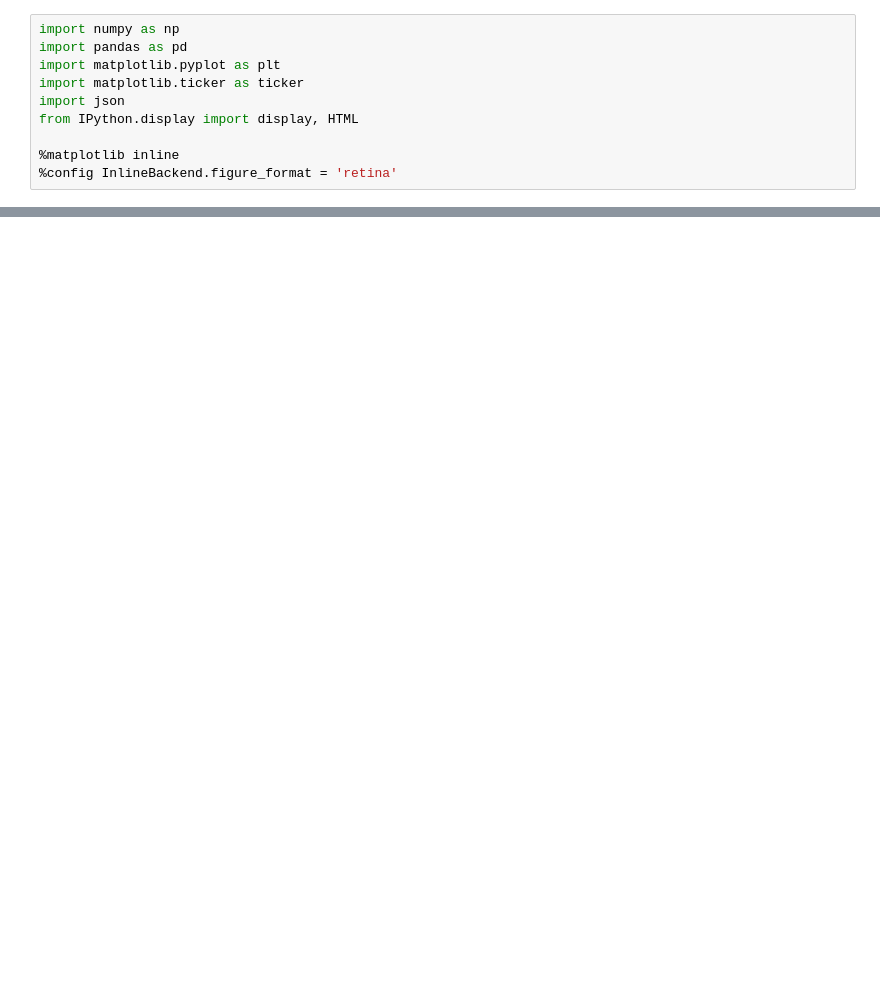
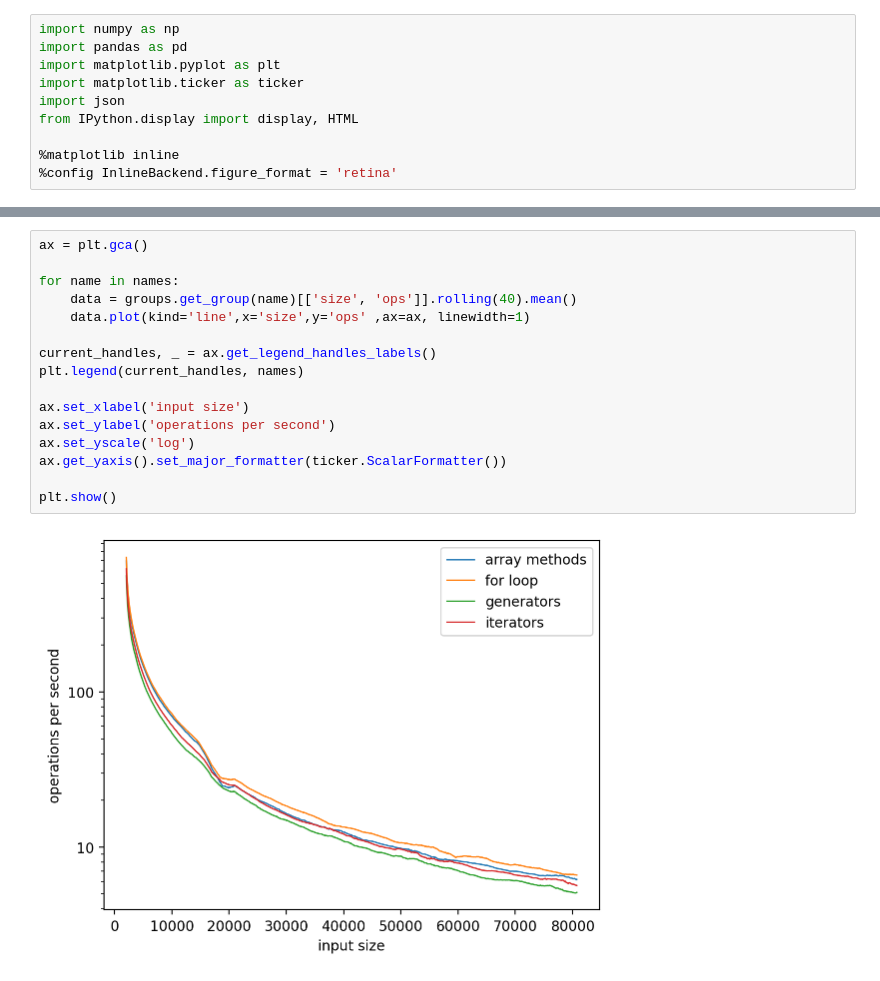
Before and after one commit to Lurk/generators_js, a Jupyter notebook: analyze.ipynb, the cells around one changed output, grey strips where cells are left out. Cells and saved outputs as stored; diff of their text form; blank space fills up the shorter version.

```diff
--- a/analyze.ipynb
+++ b/analyze.ipynb
@@ -53,0 +50,18 @@ plt.show()
+# %%
+ax = plt.gca()
+
+for name in names:
+    data = groups.get_group(name)[['size', 'ops']].rolling(40).mean()
+    data.plot(kind='line',x='size',y='ops' ,ax=ax, linewidth=1)
+
+current_handles, _ = ax.get_legend_handles_labels()
+plt.legend(current_handles, names)
+
+ax.set_xlabel('input size')
+ax.set_ylabel('operations per second')
+ax.set_yscale('log')
+ax.get_yaxis().set_major_formatter(ticker.ScalarFormatter())
+
+plt.show()
+# %% [output]
+[figure, added]
```
Also changed, not shown: parts of 3 cells of this notebook.
